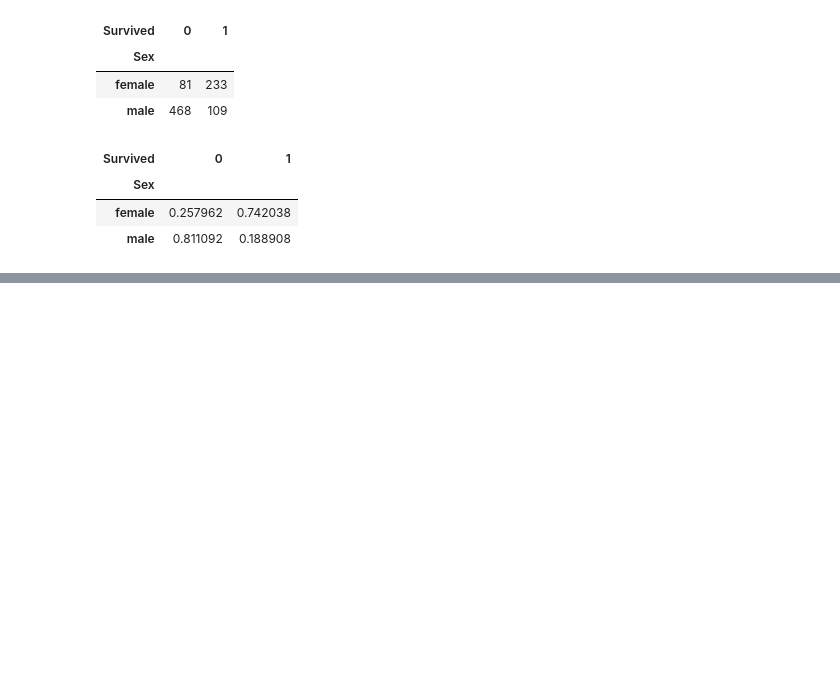
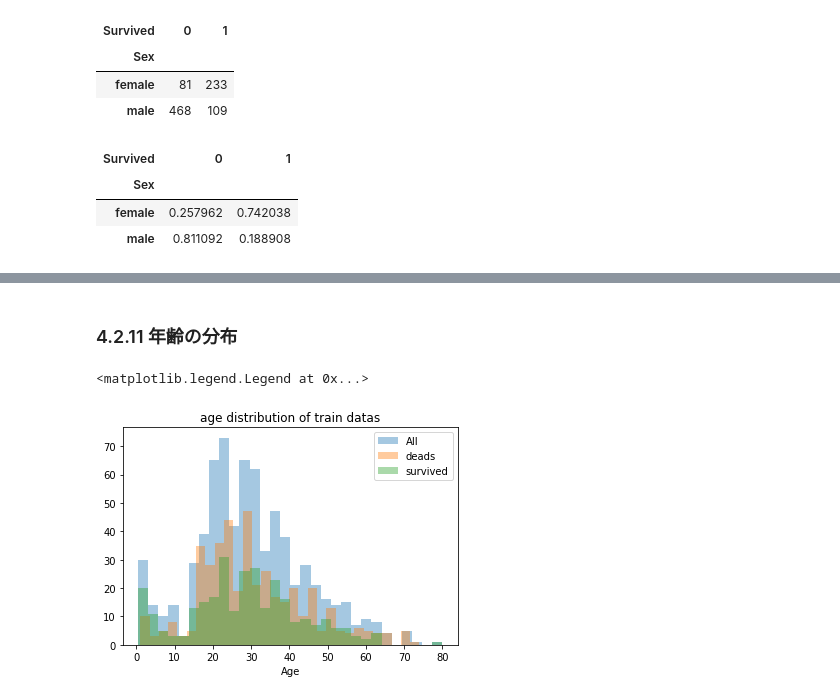
Before and after one commit to mkusaka/tensorflow_tutorial, a Jupyter notebook: src/kaggle_gts/kernel.ipynb, the cells around one changed output, grey strips where cells are left out. Saved outputs shown, nothing was run; the diff lists cells and outputs as text; code cells hidden in the pictures; blank space fills up the shorter version.

```diff
--- a/src/kaggle_gts/kernel.ipynb
+++ b/src/kaggle_gts/kernel.ipynb
@@ -237,0 +263,17 @@ display(pd.crosstab(df_train['Sex'], df_train['Survived'],normalize = 'index'))
+# %% [markdown]
+### 4.2.11 年齢の分布
+# %%
+# ヒストグラム
+sns.distplot(df_train['Age'].dropna(), kde=False, bins = 30, label = 'All')
+
+# 死亡者ヒストグラム
+sns.distplot(df_train[df_train['Survived'] == 0].Age.dropna(), kde=False, bins = 30, label = 'deads')
+
+# 生存者
+sns.distplot(df_train[df_train['Survived'] == 1].Age.dropna(), kde=False, bins = 30, label = 'survived')
+
+plt.title('age distribution of train datas')
+plt.legend()
+# %% [output]
+<matplotlib.legend.Legend at 0x...>
+[figure, added]
```
Also changed, not shown: parts of 25 cells of this notebook, 5 other files.
